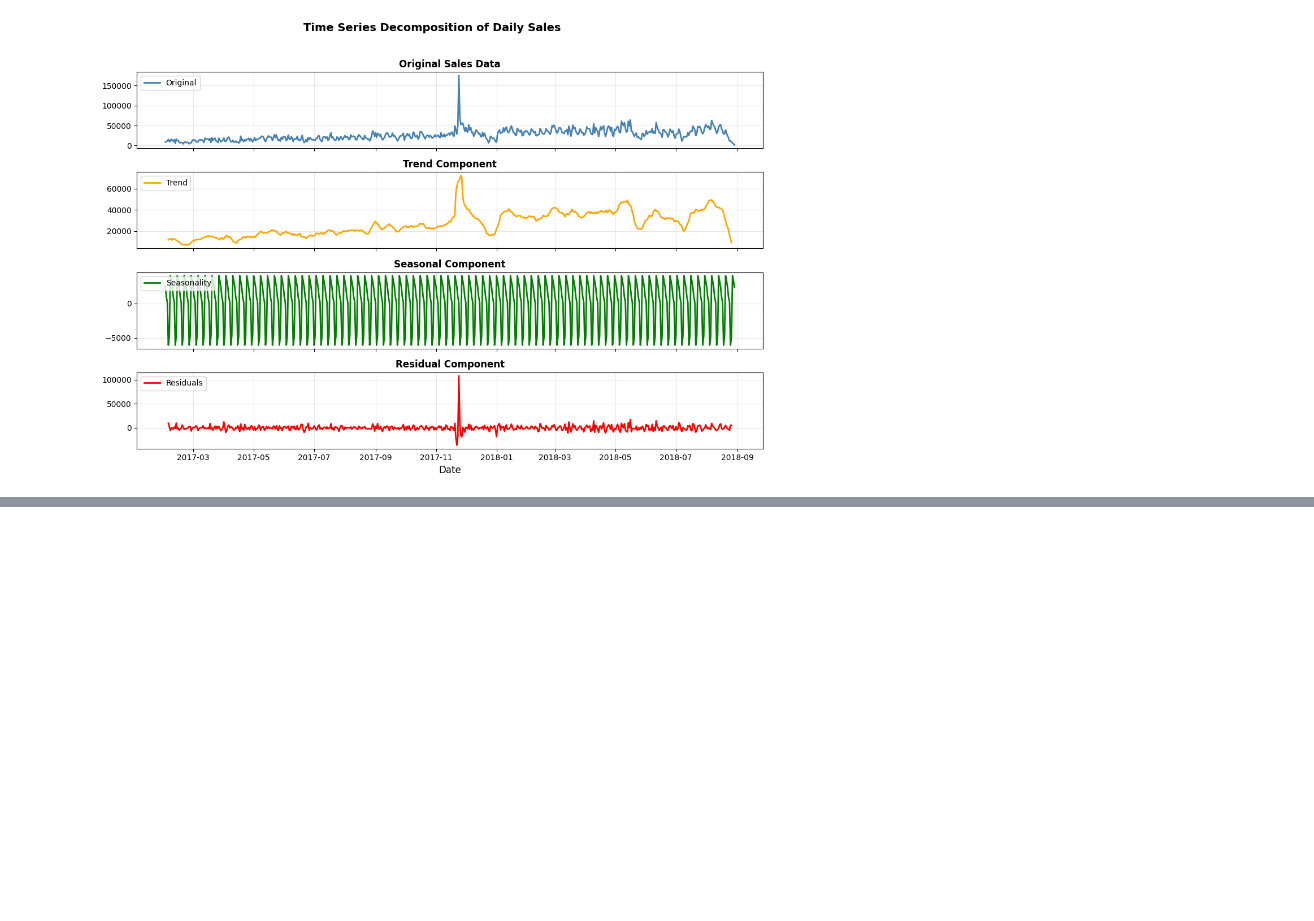
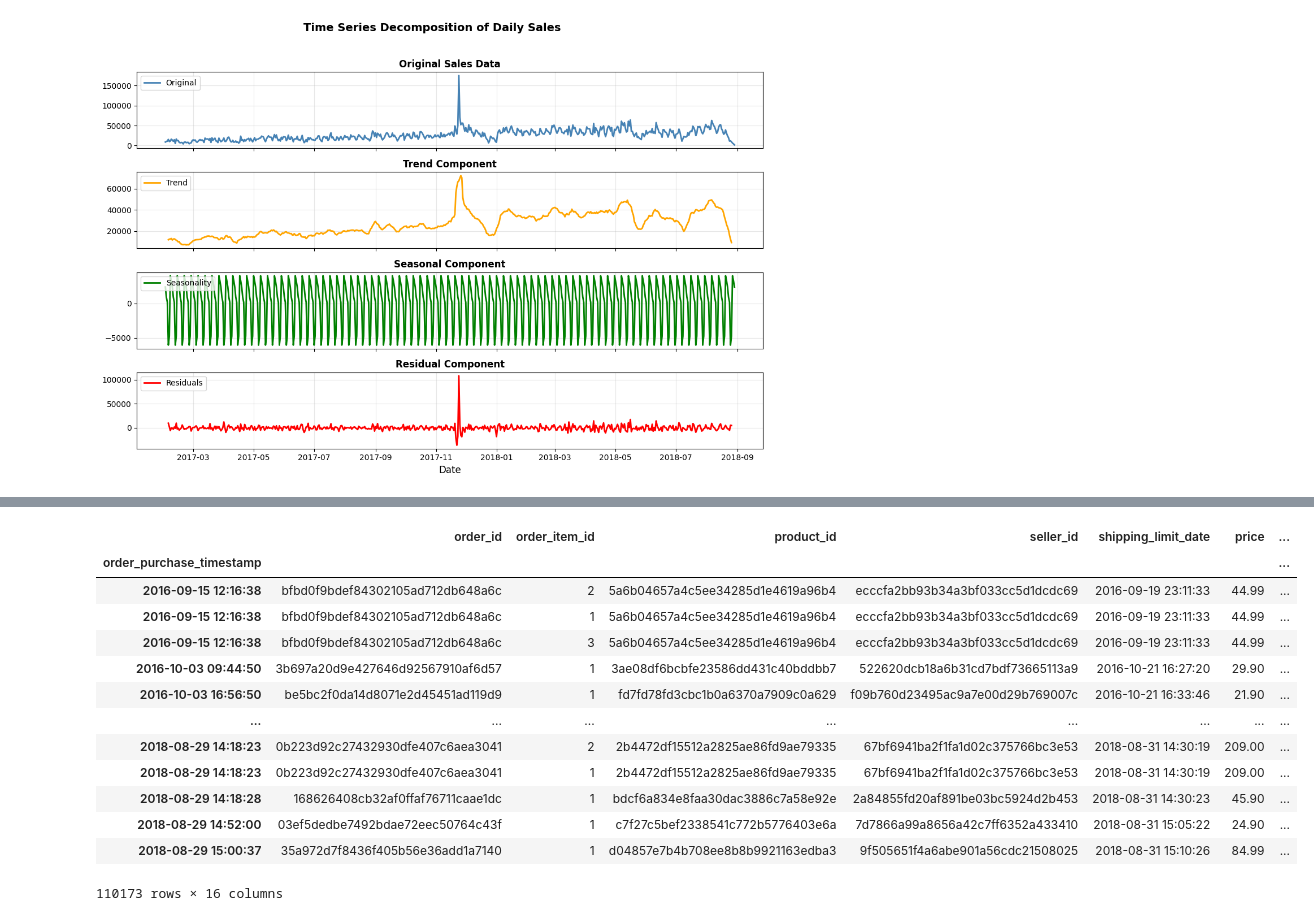
Before and after one commit to Jasonshe0509/fyp-model-building, a Jupyter notebook: data-cleaning-new.ipynb, the cells around one changed output, grey strips where cells are left out. Cells and saved outputs as stored; diff of their text form; code cells hidden in the pictures; blank space fills up the shorter version.

```diff
--- a/data-cleaning-new.ipynb
+++ b/data-cleaning-new.ipynb
@@ -710,0 +764,19 @@ sales_forecast_data.to_csv("Sales Forecasting Data New.csv", index=True)
+# %%
+full_product_sales_data = full_product_sales_data.sort_values('order_purchase_timestamp')
+full_product_sales_data = full_product_sales_data.set_index('order_purchase_timestamp')
+full_product_sales_data
+# %% [output]
+|  | order_id | order_item_id | product_id | seller_id | shipping_limit_date | price | ... |
+| order_purchase_timestamp |  |  |  |  |  |  | ... |
+| 2016-09-15 12:16:38 | bfbd0f9bdef84302105ad712db648a6c | 2 | 5a6b04657a4c5ee34285d1e4619a96b4 | ecccfa2bb93b34a3bf033cc5d1dcdc69 | 2016-09-19 23:11:33 | 44.99 | ... |
+| 2016-09-15 12:16:38 | bfbd0f9bdef84302105ad712db648a6c | 1 | 5a6b04657a4c5ee34285d1e4619a96b4 | ecccfa2bb93b34a3bf033cc5d1dcdc69 | 2016-09-19 23:11:33 | 44.99 | ... |
+| 2016-09-15 12:16:38 | bfbd0f9bdef84302105ad712db648a6c | 3 | 5a6b04657a4c5ee34285d1e4619a96b4 | ecccfa2bb93b34a3bf033cc5d1dcdc69 | 2016-09-19 23:11:33 | 44.99 | ... |
+| 2016-10-03 09:44:50 | 3b697a20d9e427646d92567910af6d57 | 1 | 3ae08df6bcbfe23586dd431c40bddbb7 | 522620dcb18a6b31cd7bdf73665113a9 | 2016-10-21 16:27:20 | 29.90 | ... |
+| 2016-10-03 16:56:50 | be5bc2f0da14d8071e2d45451ad119d9 | 1 | fd7fd78fd3cbc1b0a6370a7909c0a629 | f09b760d23495ac9a7e00d29b769007c | 2016-10-21 16:33:46 | 21.90 | ... |
+| ... | ... | ... | ... | ... | ... | ... | ... |
+| 2018-08-29 14:18:23 | 0b223d92c27432930dfe407c6aea3041 | 2 | 2b4472df15512a2825ae86fd9ae79335 | 67bf6941ba2f1fa1d02c375766bc3e53 | 2018-08-31 14:30:19 | 209.00 | ... |
+| 2018-08-29 14:18:23 | 0b223d92c27432930dfe407c6aea3041 | 1 | 2b4472df15512a2825ae86fd9ae79335 | 67bf6941ba2f1fa1d02c375766bc3e53 | 2018-08-31 14:30:19 | 209.00 | ... |
+| 2018-08-29 14:18:28 | 168626408cb32af0ffaf76711caae1dc | 1 | bdcf6a834e8faa30dac3886c7a58e92e | 2a84855fd20af891be03bc5924d2b453 | 2018-08-31 14:30:23 | 45.90 | ... |
+| 2018-08-29 14:52:00 | 03ef5dedbe7492bdae72eec50764c43f | 1 | c7f27c5bef2338541c772b5776403e6a | 7d7866a99a8656a42c7ff6352a433410 | 2018-08-31 15:05:22 | 24.90 | ... |
+| 2018-08-29 15:00:37 | 35a972d7f8436f405b56e36add1a7140 | 1 | d04857e7b4b708ee8b8b9921163edba3 | 9f505651f4a6abe901a56cdc21508025 | 2018-08-31 15:10:26 | 84.99 | ... |
+110173 rows × 16 columns
```
Also changed, not shown: parts of 20 cells of this notebook, 19 other files.
